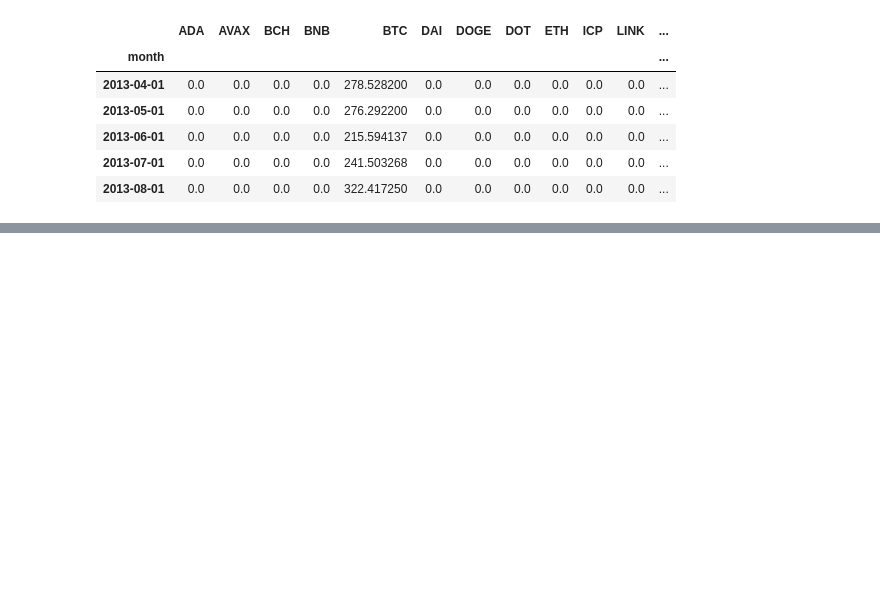
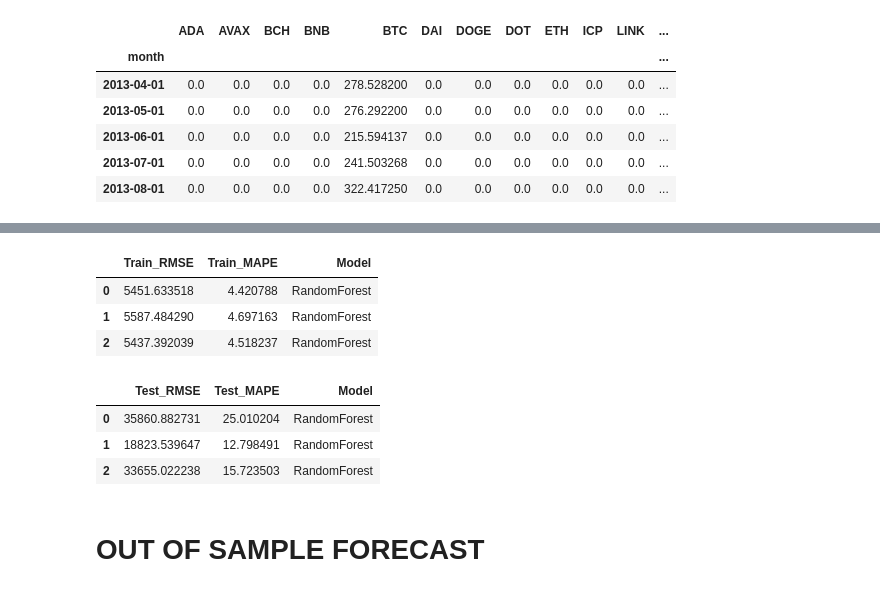
Before and after one commit to k3ybladewielder/crypto_forecast, a Jupyter notebook: notebooks/crypto_forecast.ipynb, the cells around one changed output, grey strips where cells are left out. Cells and saved outputs as stored; diff of their text form; code cells hidden in the pictures; blank space fills up the shorter version.

```diff
--- a/notebooks/crypto_forecast.ipynb
+++ b/notebooks/crypto_forecast.ipynb
@@ -763,0 +613,16 @@ future.tail()
+# %%
+df_metrics_rf_train #.merge(df_metrics_rf_test) #, on="Model", ignore_index=True)
+# %% [output]
+|  | Train_RMSE | Train_MAPE | Model |
+| 0 | 5451.633518 | 4.420788 | RandomForest |
+| 1 | 5587.484290 | 4.697163 | RandomForest |
+| 2 | 5437.392039 | 4.518237 | RandomForest |
+# %%
+df_metrics_rf_test
+# %% [output]
+|  | Test_RMSE | Test_MAPE | Model |
+| 0 | 35860.882731 | 25.010204 | RandomForest |
+| 1 | 18823.539647 | 12.798491 | RandomForest |
+| 2 | 33655.022238 | 15.723503 | RandomForest |
+# %% [markdown]
+# OUT OF SAMPLE FORECAST
```
Also changed, not shown: parts of 48 cells of this notebook.
